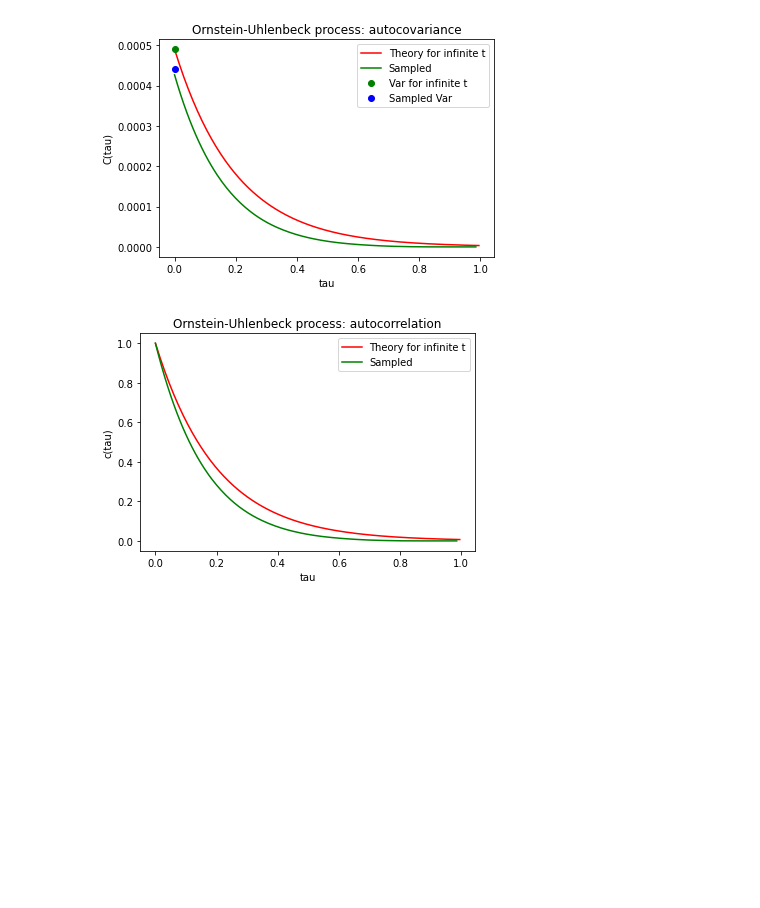
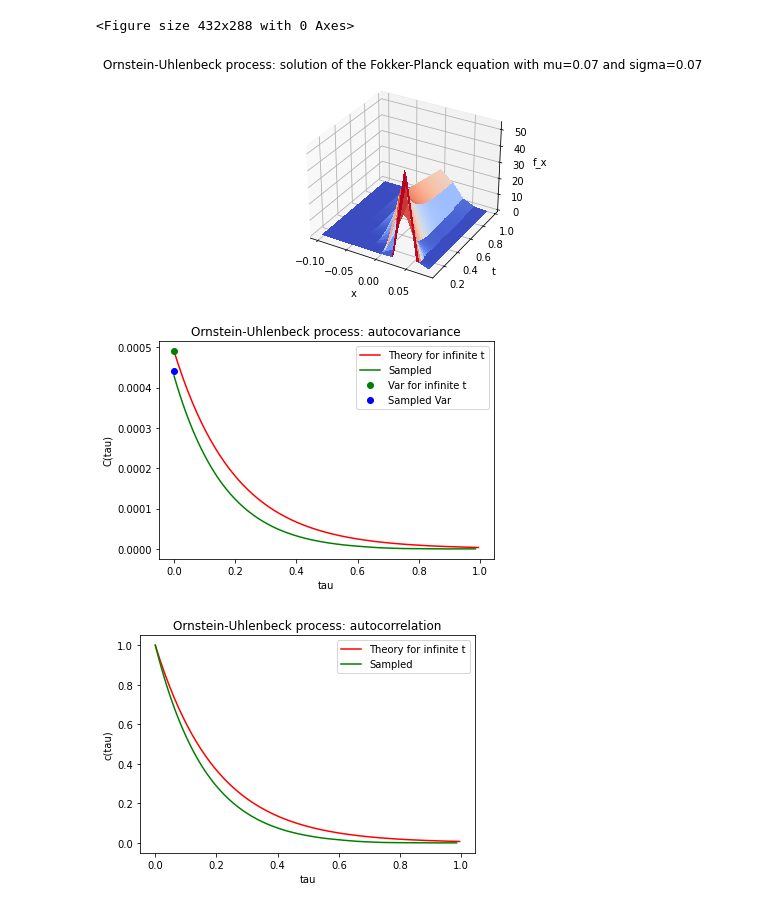
Before and after one commit to dpereiragera/upload-to-COMP0043, a Jupyter notebook: oup copy.ipynb, the cells around one changed output. Saved outputs shown, nothing was run; the diff lists cells and outputs as text; code cells hidden in the pictures; blank space fills up the shorter version.

```diff
--- a/oup copy.ipynb
+++ b/oup copy.ipynb
@@ -130,3 +137,22 @@ plt.show()
+# %%
+#Solution of the Fokker-Planck equation
+plt.figure(6)
+D=sigma**2/(2*alpha) #diffusion coefficient
+fig, ax = plt.subplots(subplot_kw={"projection": "3d"})
+x2=np.arange(-0.1,0.1,0.02)
+t2=np.arange(0.1,1,0.025)
+x2, t2 = np.meshgrid(x2, t2,sparse=False)
+f2=np.round((1/np.sqrt(2*np.pi*D*t2))*np.exp(-(x2-mu*np.exp(-alpha*t2))**2/(2*D*t2)),1)
+
+surf=ax.plot_surface(x2,t2,f2,cmap=cm.coolwarm,linewidth=0,antialiased=False)
+ax.set_xlabel('x')
+ax.set_ylabel('t')
+ax.set_zlabel('f_x')
+ax.set_title('Ornstein-Uhlenbeck process: solution of the Fokker-Planck equation with mu={} and sigma={}'.format(np.round(mu,3),sigma))
+plt.show()
+# %% [output]
+<Figure size 432x288 with 0 Axes>
+[figure, added]
 # %%
 #Autocovariance
 C=[np.zeros(len(x)*2-1)]*npaths
@@ -135,7 +161,7 @@ for tez in range(npaths):
 #replicate unbiased xcorr
 df5=pd.concat([pd.Series(x) for x in C], axis=1)
 C=df5.apply(lambda row: np.mean(row),axis=1) #mean per time step across paths
-plt.figure(5)
+plt.figure(6)
 plt.plot(t,sigma**2/(2*alpha)*np.exp(-alpha*t),'r',t[0:-2],C[nsteps:-1],'g',0,sigma**2/(2*alpha),'go',0,max(C),'bo')
 plt.xlabel('tau')
 plt.ylabel('C(tau)')
@@ -143,6 +169,6 @@ plt.legend(['Theory for infinite t','Sampled','Var for infinite t','Sampled Var'
 plt.title('Ornstein-Uhlenbeck process: autocovariance')
 plt.show()
 # %% [output]
-[figure, old version]
+[figure, new version]
 # %%
 #Autocorrelation
```
Also changed, not shown: parts of 7 cells of this notebook, 23 other files.
